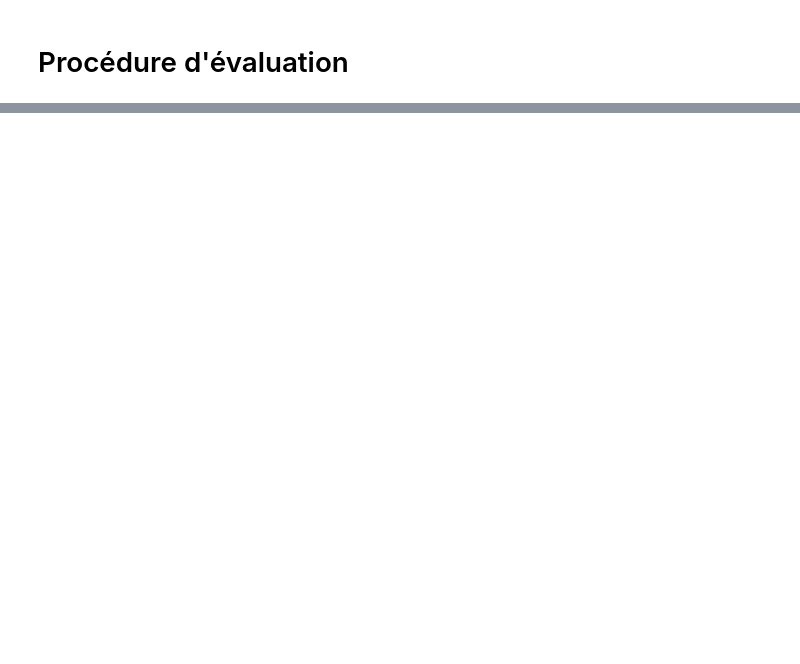
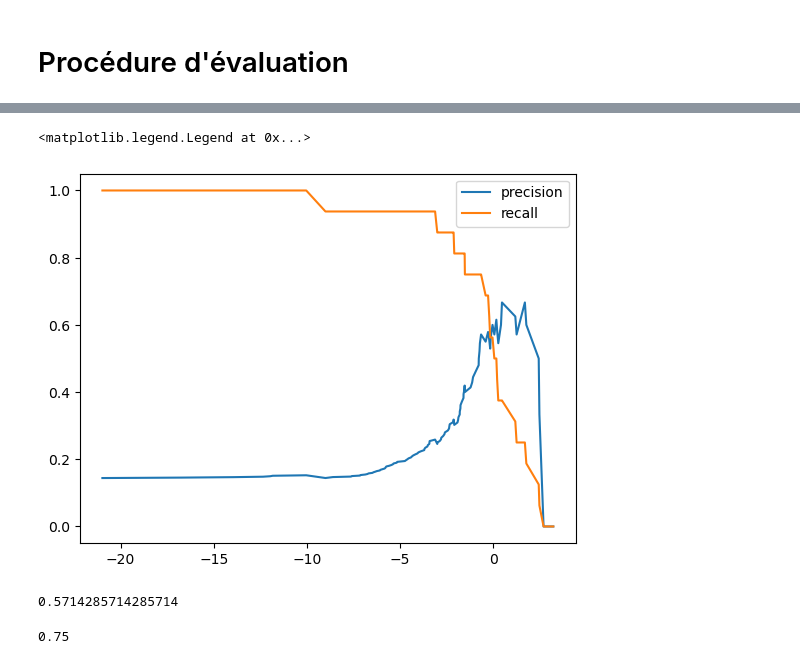
Before and after one commit to 6mtx9/python, a Jupyter notebook: Covid/Pre-processing.ipynb, the cells around one changed output, grey strips where cells are left out. Drawn from its saved outputs; the diff is of its cells as text; code cells hidden in the pictures; blank space fills up the shorter version.

```diff
--- a/Covid/Pre-processing.ipynb
+++ b/Covid/Pre-processing.ipynb
@@ -170,0 +269,9 @@ AttributeError: 'Pipeline' object has no attribute 'feature_importances_'
+# %%
+precision, recall, threshold = precision_recall_curve(y_test, grid.best_estimator_.decision_function(X_test))
+# %%
+plt.plot(threshold, precision[:-1], label='precision')
+plt.plot(threshold, recall[:-1], label='recall')
+plt.legend()
+# %% [output]
+<matplotlib.legend.Legend at 0x...>
+[figure, added]
@@ -170,0 +283,4 @@ AttributeError: 'Pipeline' object has no attribute 'feature_importances_'
+# %%
+f1_score(y_test, y_pred)
+# %% [output]
+0.5714285714285714
@@ -170,0 +289,4 @@ AttributeError: 'Pipeline' object has no attribute 'feature_importances_'
+# %%
+recall_score(y_test, y_pred)
+# %% [output]
+0.75
```
Also changed, not shown: parts of 20 cells of this notebook.
